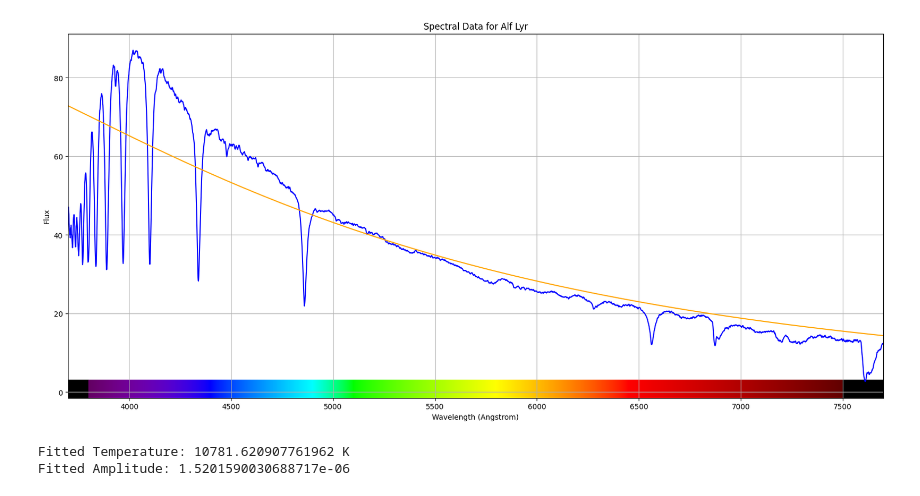
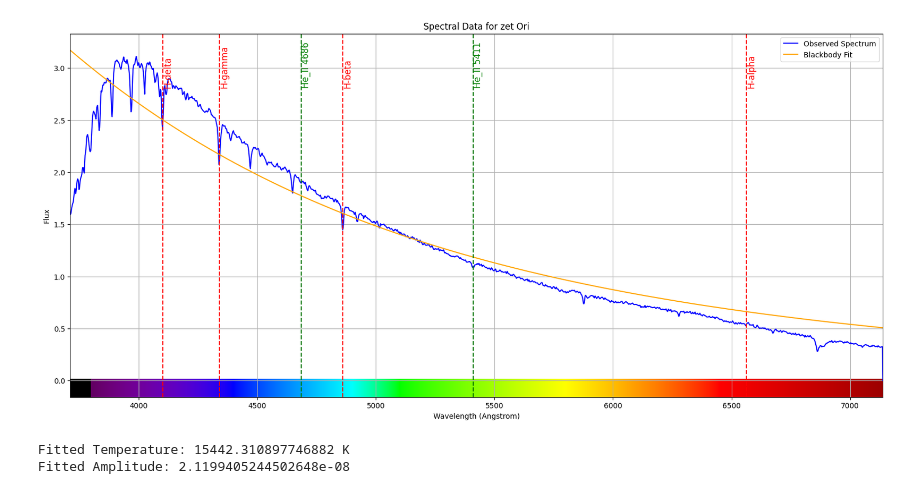
Before and after one commit to jeffrwatts/astronomy-notebooks, a Jupyter notebook: aavso spectra.ipynb, the cells around one changed output. Saved outputs shown, nothing was run; the diff lists cells and outputs as text; code cells hidden in the pictures.

```diff
--- a/aavso spectra.ipynb
+++ b/aavso spectra.ipynb
@@ -88,32 +109,52 @@ def fit_blackbody_curve(wavelength, flux):
     bb_curve = bb(wavelength*u.AA).value
 
     return bb_curve, fitted_temperature, fitted_scale
+
+def plot_spectra(wavelength, flux, bb_curve, groups_to_plot, spectral_line_groups, object_name='Star'):
+    plt.figure(figsize=(20, 9))
+    plt.plot(wavelength, flux, color='blue', label='Observed Spectrum')
+
+    if bb_curve is not None:
+        plt.plot(wavelength, bb_curve, color='orange', label='Blackbody Fit')
+
+    # Plot and label spectral lines for each selected group
+    wavelength_min, wavelength_max = wavelength.min(), wavelength.max()
+    for group in groups_to_plot:
+        group_info = spectral_line_groups.get(group, {})
+        group_color = group_info.get('color', 'black')
+        for wl, label in group_info.get('lines', {}).items():
+            if wavelength_min <= wl <= wavelength_max:
+                plt.axvline(x=wl, color=group_color, linestyle='--')
+                plt.text(wl, plt.ylim()[1]*0.85, label, rotation=90, color=group_color, fontsize=12)  # Increased font size
+
+    plt.xlabel('Wavelength (Angstrom)')
+    plt.ylabel('Flux')
+    plt.title('Spectral Data for ' + object_name)
+    plt.grid(True)
+    plt.legend()
+
+    # Create a small band at the bottom for the visible spectrum
+    band_height = 0.05 * (plt.ylim()[1] - plt.ylim()[0])
+    for wl in range(int(wavelength_min), int(wavelength_max)):
+        color = wavelength_to_rgb(wl/10)
+        rect = patches.Rectangle((wl, plt.ylim()[0]), 1, band_height, color=color)
+        plt.gca().add_patch(rect)
+
+    plt.xlim([wavelength_min, wavelength_max])
+    plt.show()
 # %%
-fits_file = "spectra/vega.fits"
+fits_file = "spectra/O-Alnitak-zet-Ori.fits"
 wavelength, flux, object_name = extract_wavelength_and_flux(fits_file)
+
+bb_curve, fitted_temperature, fitted_scale = None, None, None
 bb_curve, fitted_temperature, fitted_scale = fit_blackbody_curve(wavelength, flux)
+
+groups_to_plot = ['Hydrogen_Balmer', 'He_II']
+plot_spectra(wavelength, flux, bb_curve, groups_to_plot, spectral_line_groups, object_name=object_name)
+
+print("Fitted Temperature:", fitted_temperature)
+print("Fitted Amplitude:", fitted_scale)
+# %% [output]
+[figure, added]
+Fitted Temperature: 15442.310897746882 K
+Fitted Amplitude: 2.1199405244502648e-08
-# %%
-plt.figure(figsize=(20, 9))
-plt.plot(wavelength, flux, color='blue')
-plt.plot(wavelength, bb_curve, color='orange')
-plt.xlabel('Wavelength (Angstrom)')
-plt.ylabel('Flux')
-plt.title('Spectral Data for ' + object_name)
-plt.grid(True)
-
-# Create a small band at the bottom for the visible spectrum
-band_height = 0.05 * (plt.ylim()[1] - plt.ylim()[0])  # 5% of the y-axis range
-for wl in range(int(wavelength.min()), int(wavelength.max())):
-    color = wavelength_to_rgb(wl/10)  # Convert Angstroms to nm for color
-    rect = patches.Rectangle((wl, plt.ylim()[0]), 1, band_height, color=color)
-    plt.gca().add_patch(rect)
-
-plt.xlim([wavelength.min(), wavelength.max()])
-plt.show()
-
-print("Fitted Temperature:", fitted_temperature)
-print("Fitted Amplitude:", fitted_scale)
-# %% [output]
-[figure, removed]
-Fitted Temperature: 10781.620907761962 K
-Fitted Amplitude: 1.5201590030688717e-06
```
Also changed, not shown: parts of 1 cell of this notebook, 8 other files.
